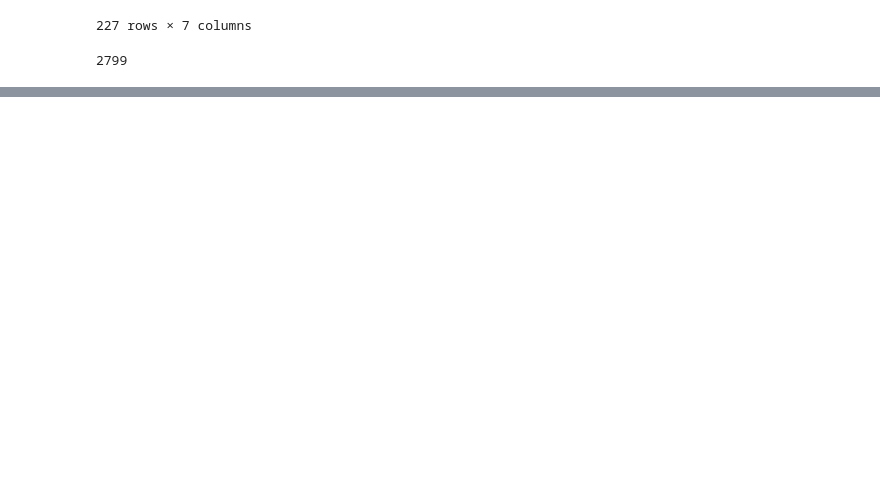
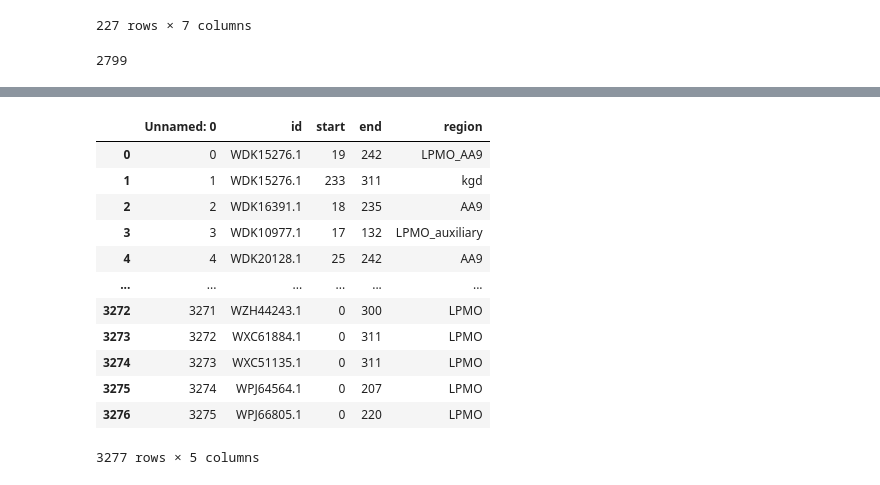
Before and after one commit to oCt-raiN/LPMO_python, a Jupyter notebook: Python_codes_old/cazy_data.ipynb, the cells around one changed output, grey strips where cells are left out. Drawn from its saved outputs; the diff is of its cells as text; code cells hidden in the pictures; blank space fills up the shorter version.

```diff
--- a/Python_codes_old/cazy_data.ipynb
+++ b/Python_codes_old/cazy_data.ipynb
@@ -330,7 +342,7 @@ for i in range(0,len(dffilter["id"])):
   print("completed:{}".format(i))
 
 
-df =  pd.DataFrame(list(zip(asscession_id,start,end,Region)), columns =['id', 'start','end','region'])
-df.to_csv("/content/drive/MyDrive/Project_LPMO/raw_data_2024/seq_temp/grouped_chain_region.csv")
+df1 =  pd.DataFrame(list(zip(asscession_id,start,end,Region)), columns =['id', 'start','end','region'])
+df1.to_csv("/content/drive/MyDrive/Project_LPMO/raw_data_2024/seq_temp/grouped_chain_region.csv")
 #manual_split_Lpmo
 # %% [output]
@@ -345,0 +383,23 @@ completed:1196
+# %%
+is_ls = df1['id'].values.tolist()
+count = 1872
+for i in range(len(df)):
+  if df["id"][i] not in is_ls:
+    df1.loc[len(df1.index)] = [count,df["id"][i],0,len(df["sequence"][i]),"LPMO"]
+    count+=1
+# %%
+df1
+# %% [output]
+|  | Unnamed: 0 | id | start | end | region |
+| 0 | 0 | WDK15276.1 | 19 | 242 | LPMO_AA9 |
+| 1 | 1 | WDK15276.1 | 233 | 311 | kgd |
+| 2 | 2 | WDK16391.1 | 18 | 235 | AA9 |
+| 3 | 3 | WDK10977.1 | 17 | 132 | LPMO_auxiliary |
+| 4 | 4 | WDK20128.1 | 25 | 242 | AA9 |
+| ... | ... | ... | ... | ... | ... |
+| 3272 | 3271 | WZH44243.1 | 0 | 300 | LPMO |
+| 3273 | 3272 | WXC61884.1 | 0 | 311 | LPMO |
+| 3274 | 3273 | WXC51135.1 | 0 | 311 | LPMO |
+| 3275 | 3274 | WPJ64564.1 | 0 | 207 | LPMO |
+| 3276 | 3275 | WPJ66805.1 | 0 | 220 | LPMO |
+3277 rows × 5 columns
```
Also changed, not shown: parts of 7 cells of this notebook.
